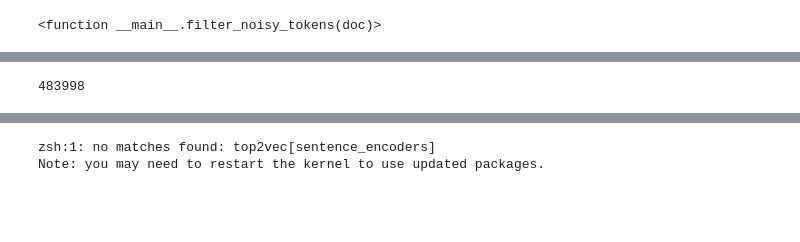
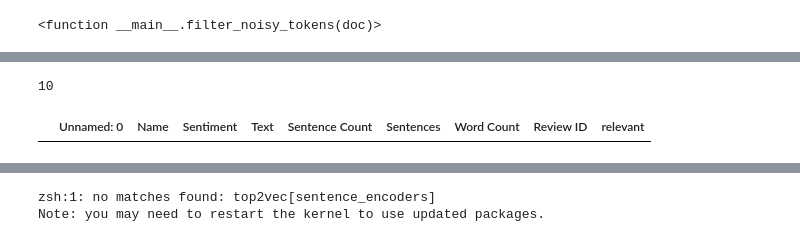
Before and after one commit to Amsterdam-Internships/Venue-Accessibility-Google-Reviews, a Jupyter notebook: notebooks/data_sampling.ipynb, the cells around one changed output, grey strips where cells are left out. Cells and saved outputs as stored; diff of their text form; code cells hidden in the pictures; blank space fills up the shorter version.

```diff
--- a/notebooks/data_sampling.ipynb
+++ b/notebooks/data_sampling.ipynb
@@ -122,6 +135,6 @@ for word in word_patterns:
 # %%
 fuzzy_matcher = FuzzyMatcher(nlp.vocab)
-fuzzy_matcher.add("FOOD_PATTERN", patterns)
+# fuzzy_matcher.add("FOOD_PATTERN", new_pattern)
 # %%
 @spacy.Language.component("filter_noisy_tokens")
 def filter_noisy_tokens(doc):
@@ -183,0 +156,4 @@ clean_split_google_reviews = split_google_reviews.drop(noisy_split_google_review
+# %%
+test_pattern = make_pattern(['Staff', 'Waitress'])
+print(test_pattern)
+fuzzy_matcher.add("TEST_PATTERN", test_pattern)
@@ -183,0 +191,20 @@ clean_split_google_reviews = split_google_reviews.drop(noisy_split_google_review
+# %%
+def remove_noise(google_reviews):
+    noisy_reviews = []
+    for _, row in google_reviews.iterrows():
+        text = row['Sentences']
+        doc = nlp(text)
+        # Check if any matches were detected in the document
+        print('Before matching: ',doc)
+        if len(fuzzy_matcher(doc)) > 0:
+            print('After matching: ',fuzzy_matcher(doc))
+            noisy_reviews.append(row)
+
+    # noisy_google_reviews = pd.DataFrame(noisy_reviews)
+    # return google_reviews.drop(noisy_google_reviews.index)
+
+# Drop noisy rows from original dataframe
+
+test_df = pd.DataFrame()
+reviews = split_google_reviews.Sentences.values
+clean_split_google_reviews = remove_noise(split_google_reviews[520:521])
@@ -241,6 +270,6 @@ real_relevant_split_google_reviews['relevant'] = real_relevant_split_google_revi
 # %%
-len(split_google_reviews)
+len(small_split_google_reviews)
 # %% [output]
-483998
+10
 # %%
-split_google_reviews['relevant'] = split_google_reviews['Sentences'].apply(contains_keyword)
+clean_split_google_reviews['relevant'] = clean_split_google_reviews['Sentences'].apply(contains_keyword)
@@ -249 +276,5 @@ real_relevant_split_google_reviews
+# %%
+clean_split_google_reviews
+# %% [output]
+|  | Unnamed: 0 | Name | Sentiment | Text | Sentence Count | Sentences | Word Count | Review ID | relevant |
 # %%
```
Also changed, not shown: parts of 28 cells of this notebook, 2 other files.
